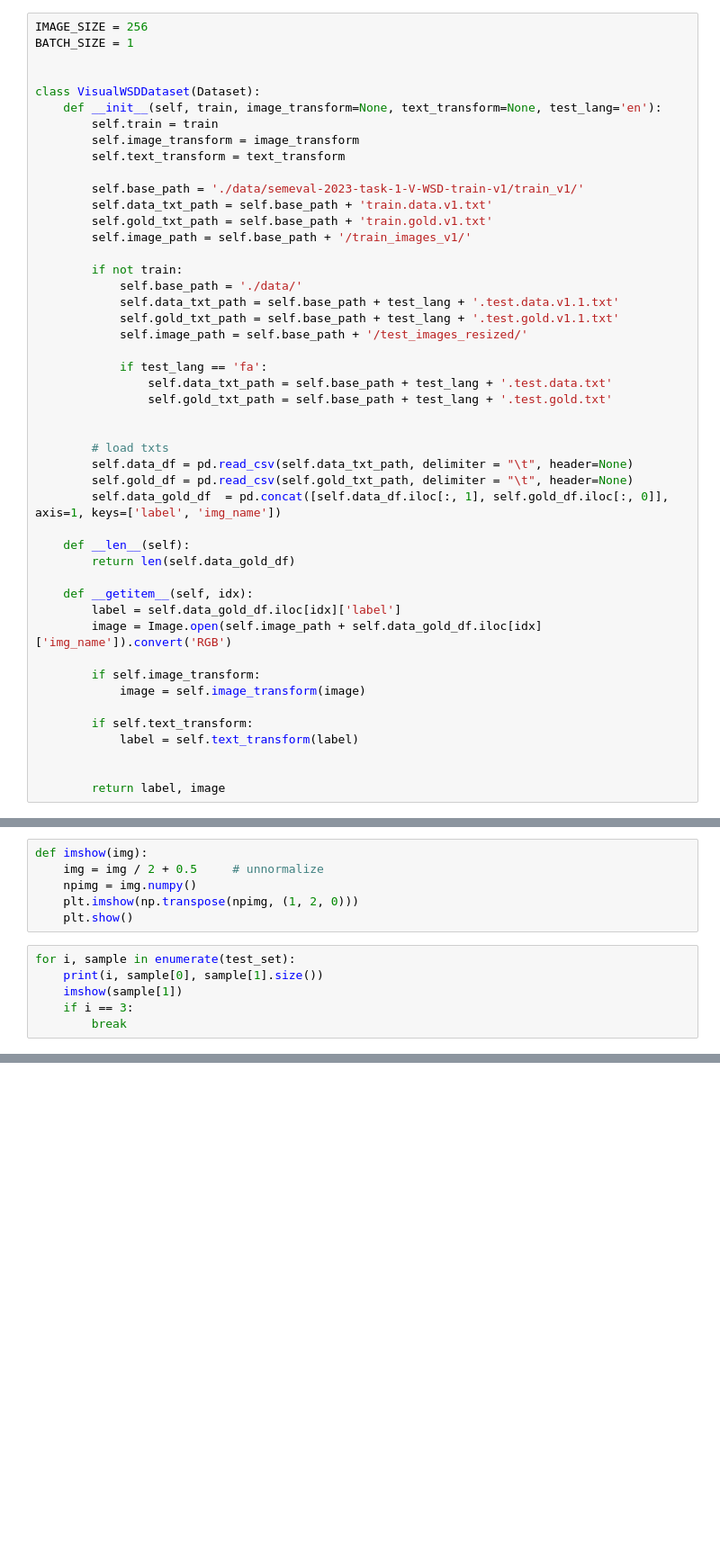
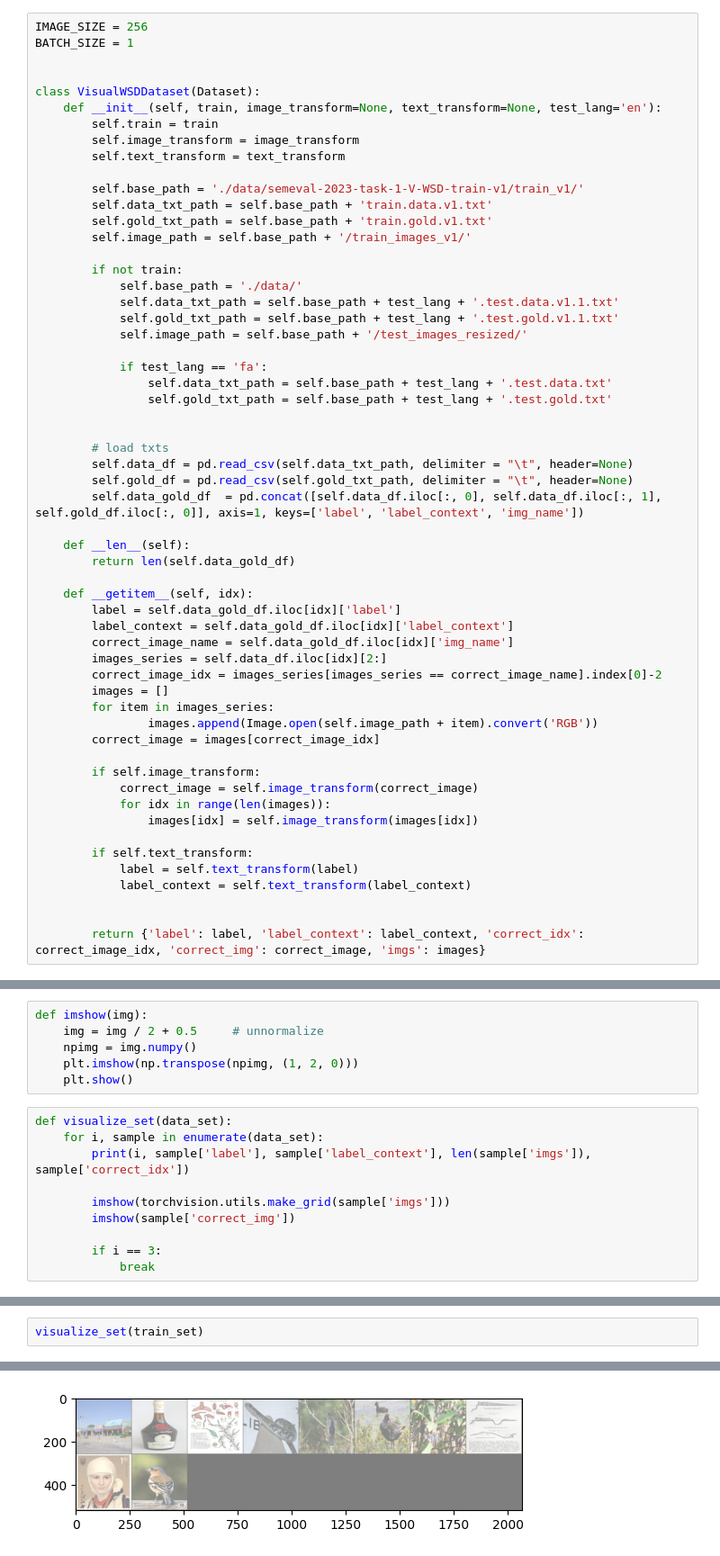
Before and after one commit to Banuran/ki-lab-ss23-MindCraft, a Jupyter notebook: data-loader.ipynb, the cells around one changed output, grey strips where cells are left out. Shown at 90% size. Saved outputs shown, nothing was run; the diff lists cells and outputs as text; blank space fills up the shorter version.

Commit message:
improved data set

```diff
--- a/data-loader.ipynb
+++ b/data-loader.ipynb
@@ -39,23 +39,33 @@ class VisualWSDDataset(Dataset):
         # load txts
         self.data_df = pd.read_csv(self.data_txt_path, delimiter = "\t", header=None)
         self.gold_df = pd.read_csv(self.gold_txt_path, delimiter = "\t", header=None)
-        self.data_gold_df  = pd.concat([self.data_df.iloc[:, 1], self.gold_df.iloc[:, 0]], axis=1, keys=['label', 'img_name'])
+        self.data_gold_df  = pd.concat([self.data_df.iloc[:, 0], self.data_df.iloc[:, 1], self.gold_df.iloc[:, 0]], axis=1, keys=['label', 'label_context', 'img_name'])
 
     def __len__(self):
         return len(self.data_gold_df)
 
     def __getitem__(self, idx):
         label = self.data_gold_df.iloc[idx]['label']
-        image = Image.open(self.image_path + self.data_gold_df.iloc[idx]['img_name']).convert('RGB')
+        label_context = self.data_gold_df.iloc[idx]['label_context']
+        correct_image_name = self.data_gold_df.iloc[idx]['img_name']
+        images_series = self.data_df.iloc[idx][2:]
+        correct_image_idx = images_series[images_series == correct_image_name].index[0]-2
+        images = []
+        for item in images_series:
+                images.append(Image.open(self.image_path + item).convert('RGB'))
+        correct_image = images[correct_image_idx]
 
         if self.image_transform:
-            image = self.image_transform(image)
+            correct_image = self.image_transform(correct_image)
+            for idx in range(len(images)):
+                images[idx] = self.image_transform(images[idx])
 
         if self.text_transform:
             label = self.text_transform(label)
+            label_context = self.text_transform(label_context)
 
 
-        return label, image
+        return {'label': label, 'label_context': label_context, 'correct_idx': correct_image_idx, 'correct_img': correct_image, 'imgs': images}
 # %%
 scale = tt.Resize((IMAGE_SIZE, IMAGE_SIZE))
 tensor = tt.ToTensor()
@@ -70,8 +80,12 @@ def imshow(img):
     plt.imshow(np.transpose(npimg, (1, 2, 0)))
     plt.show()
 # %%
-for i, sample in enumerate(test_set):
-    print(i, sample[0], sample[1].size())
-    imshow(sample[1])
-    if i == 3:
-        break
+def visualize_set(data_set):
+    for i, sample in enumerate(data_set):
+        print(i, sample['label'], sample['label_context'], len(sample['imgs']), sample['correct_idx'])
+
+        imshow(torchvision.utils.make_grid(sample['imgs']))
+        imshow(sample['correct_img'])
+
+        if i == 3:
+            break
@@ -86,0 +92,3 @@ for i, sample in enumerate(test_set):
+# %%
+visualize_set(train_set)
+# %% [output]
@@ -86,0 +96 @@ for i, sample in enumerate(test_set):
+[figure, added]
```
Also changed, not shown: parts of 3 cells of this notebook.
